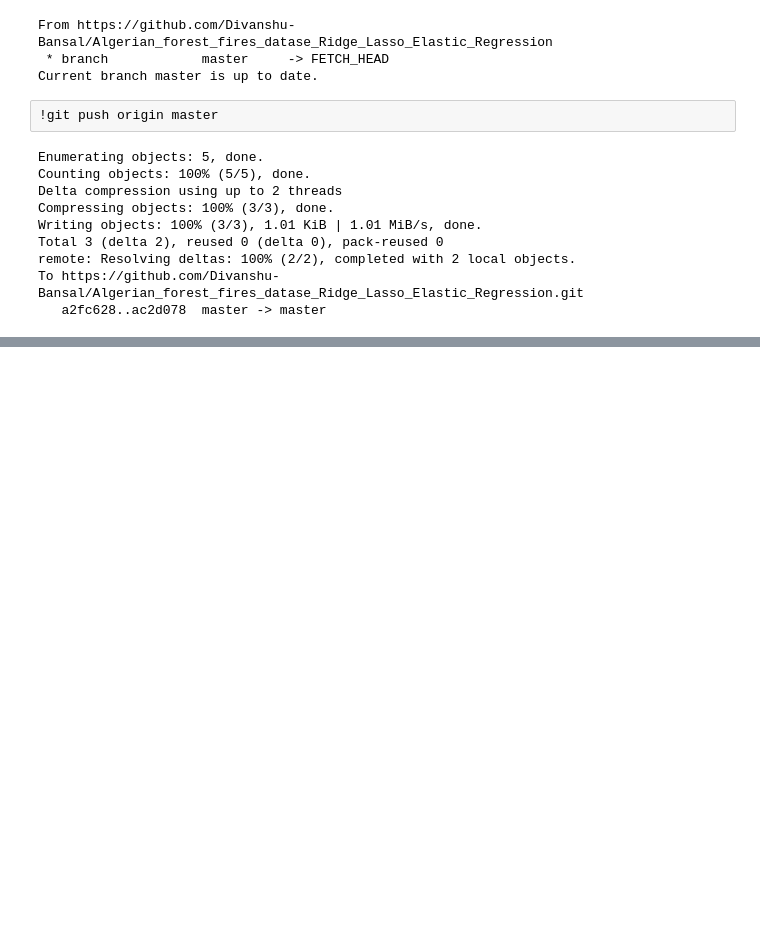
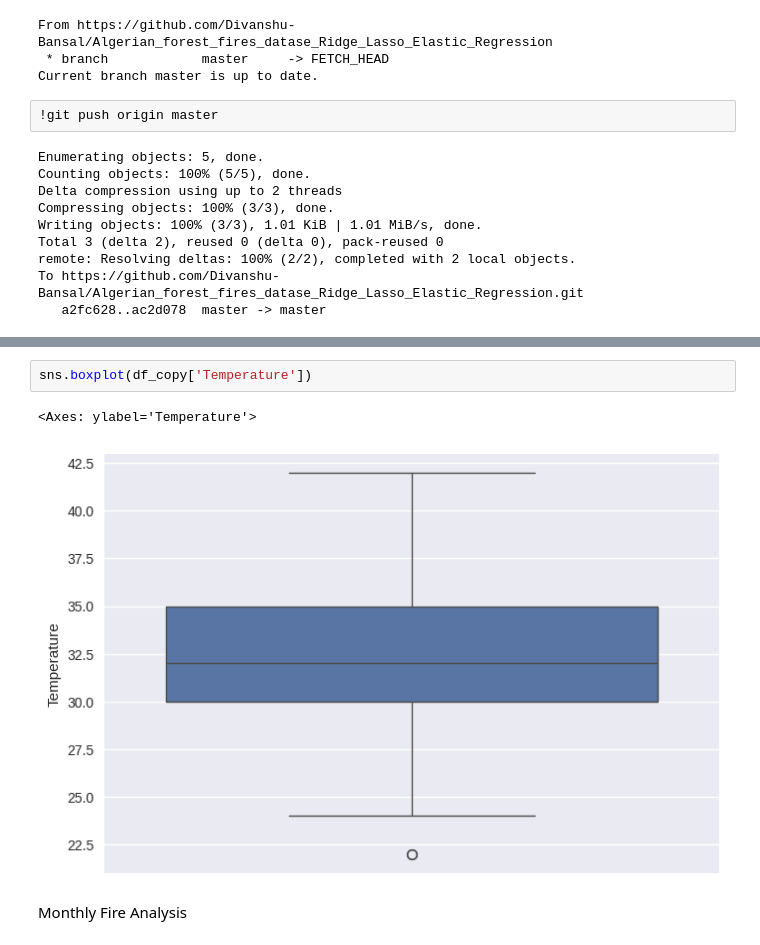
Before and after one commit to Divanshu-Bansal/Algerian-Forest-Fires-Dataset-Regression, a Jupyter notebook: EDA.ipynb, the cells around one changed output, grey strips where cells are left out. Cells and saved outputs as stored; diff of their text form; blank space fills up the shorter version.

```diff
--- a/EDA.ipynb
+++ b/EDA.ipynb
@@ -244,0 +394,7 @@ To https://github.com/Divanshu-Bansal/Algerian_forest_fires_datase_Ridge_Lasso_E
+# %%
+sns.boxplot(df_copy['Temperature'])
+# %% [output]
+<Axes: ylabel='Temperature'>
+[figure, added]
+# %% [markdown]
+Monthly Fire Analysis
```
Also changed, not shown: parts of 27 cells of this notebook.
